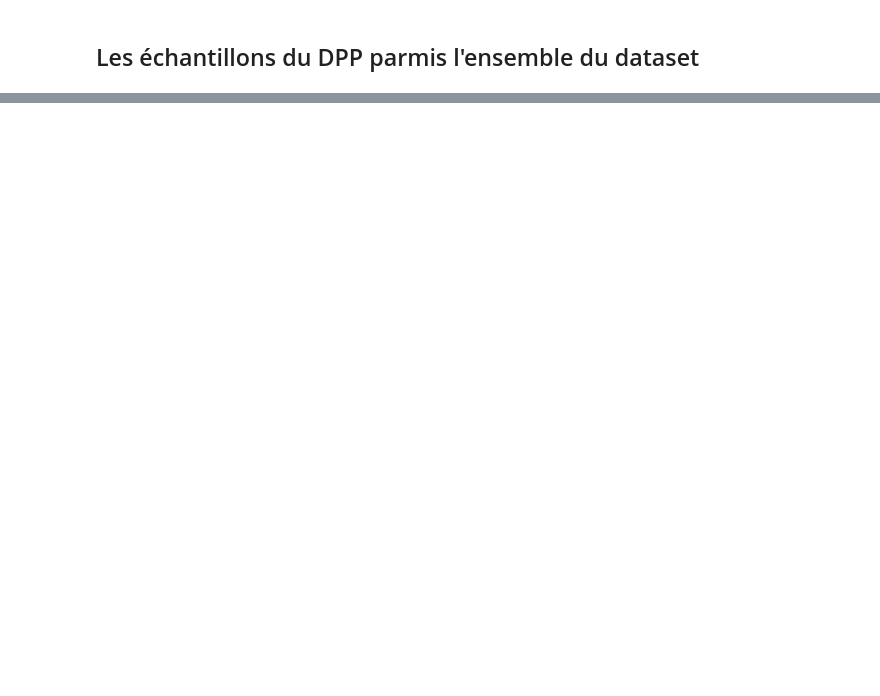
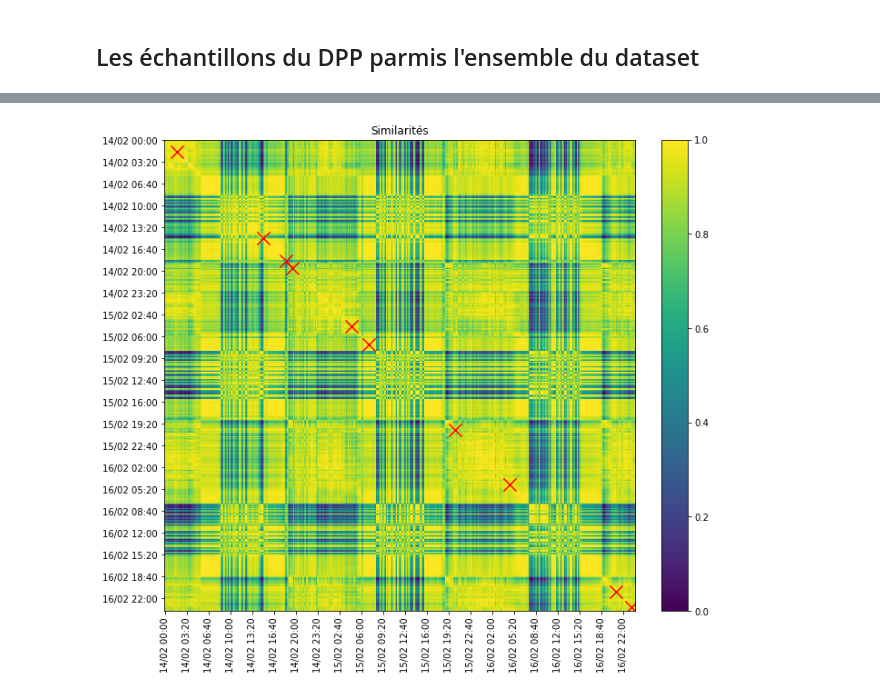
Before and after one commit to outidrarine/Detpop, a Jupyter notebook: TestEchantillonages.ipynb, the cells around one changed output, grey strips where cells are left out. Drawn from its saved outputs; the diff is of its cells as text; code cells hidden in the pictures; blank space fills up the shorter version.

Commit message:
affichage des échantillons du dpp sur le graph de similarité

```diff
--- a/TestEchantillonages.ipynb
+++ b/TestEchantillonages.ipynb
@@ -136,0 +137,8 @@ scatter_over_pertinence(q, dates, dpp_samples)
+# %%
+psi = getpsi(verbose = False)
+
+similarities = similarity_all(psi)
+
+scatter_over_similarity(similarities, dates, indexes = dpp_samples)
+# %% [output]
+[figure, added]
```
Also changed, not shown: parts of 5 cells of this notebook, 1 other file.
